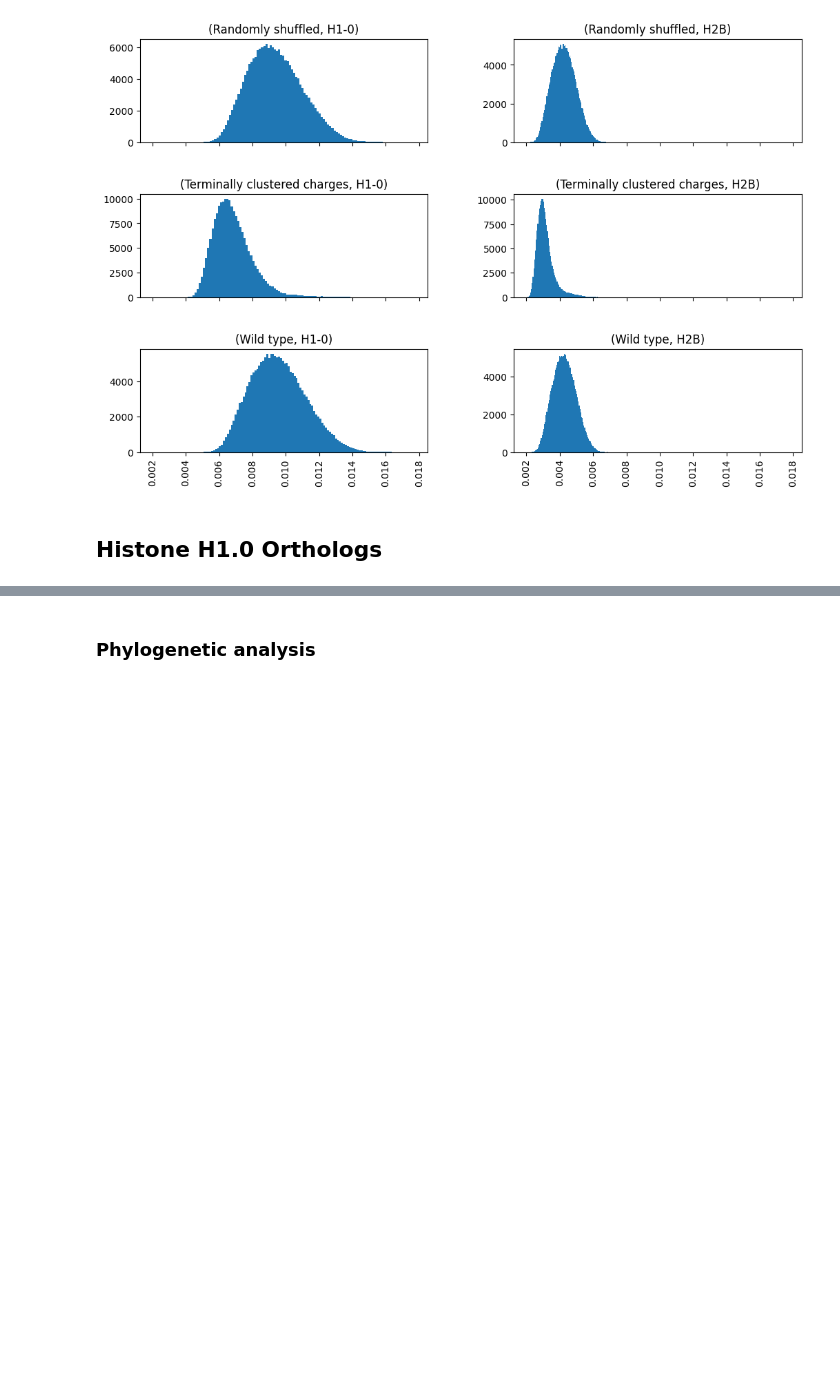
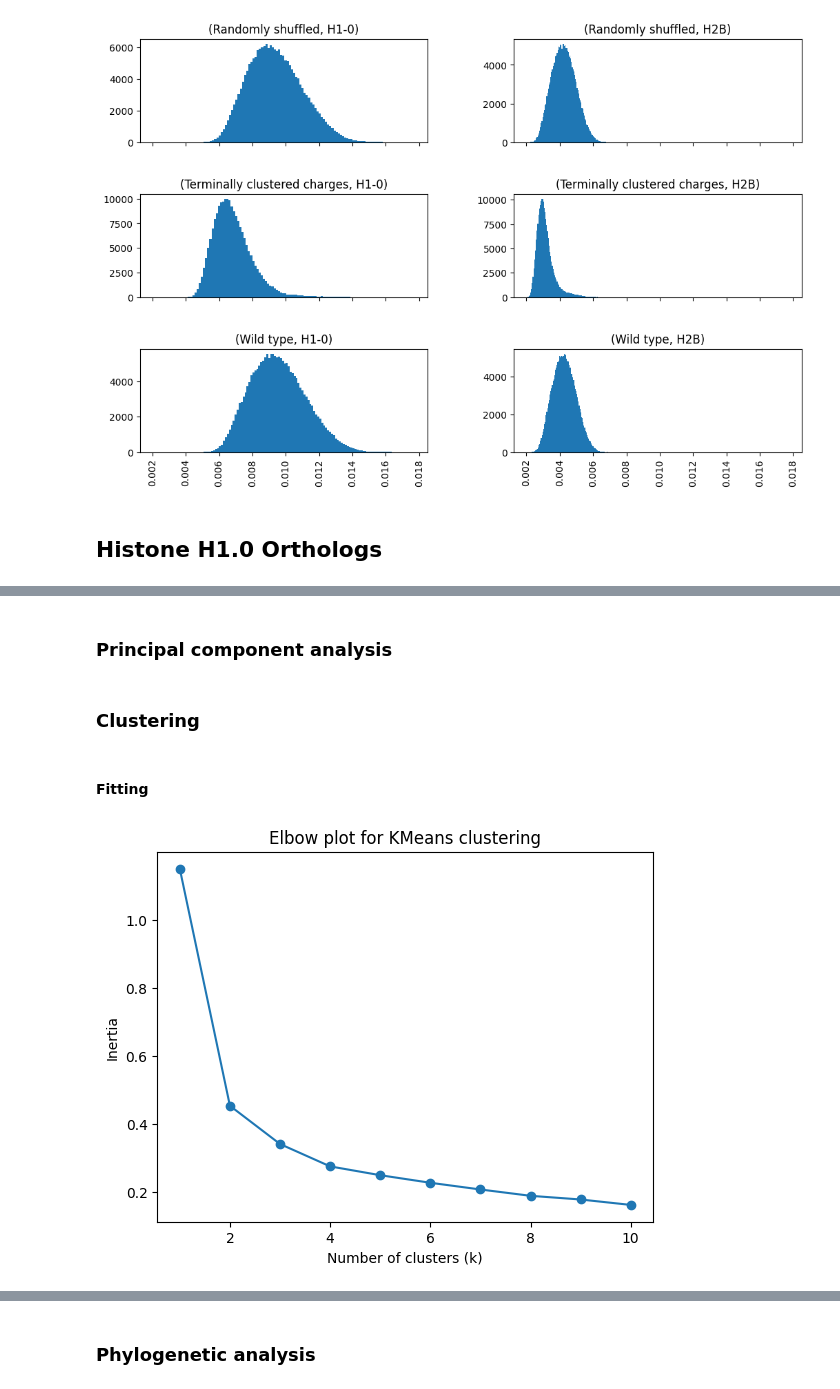
Before and after one commit to frederikespersen/OrthoIDP, a Jupyter notebook: Analysis.ipynb, the cells around one changed output, grey strips where cells are left out. Drawn from its saved outputs; the diff is of its cells as text; code cells hidden in the pictures; blank space fills up the shorter version.

```diff
--- a/Analysis.ipynb
+++ b/Analysis.ipynb
@@ -105,0 +177,31 @@ Name: Rg, dtype: float64
+# %% [markdown]
+### Principal component analysis
+# %% [markdown]
+### Clustering
+# %% [markdown]
+#### Fitting
+# %%
+# Elbowplot for KMeans clustering
+# Load the data
+features = metadata[analyse_data.amino_acids]
+
+# Initialising an empty list to store the inertia values for different k values
+inertia = []
+
+# Defining a range of k values to test
+k_values = range(1, 11)
+
+# Performing KMeans clustering for each k value and storing the inertia value
+for k in k_values:
+    kmeans = KMeans(n_clusters=k, n_init=50)
+    kmeans.fit(features)
+    inertia.append(kmeans.inertia_)
+
+# Plotting the elbow plot
+plt.plot(k_values, inertia, marker='o')
+plt.xlabel('Number of clusters (k)')
+plt.ylabel('Inertia')
+plt.title('Elbow plot for KMeans clustering')
+plt.show()
+# %% [output]
+[figure, added]
```
Also changed, not shown: parts of 18 cells of this notebook, 4 other files.
